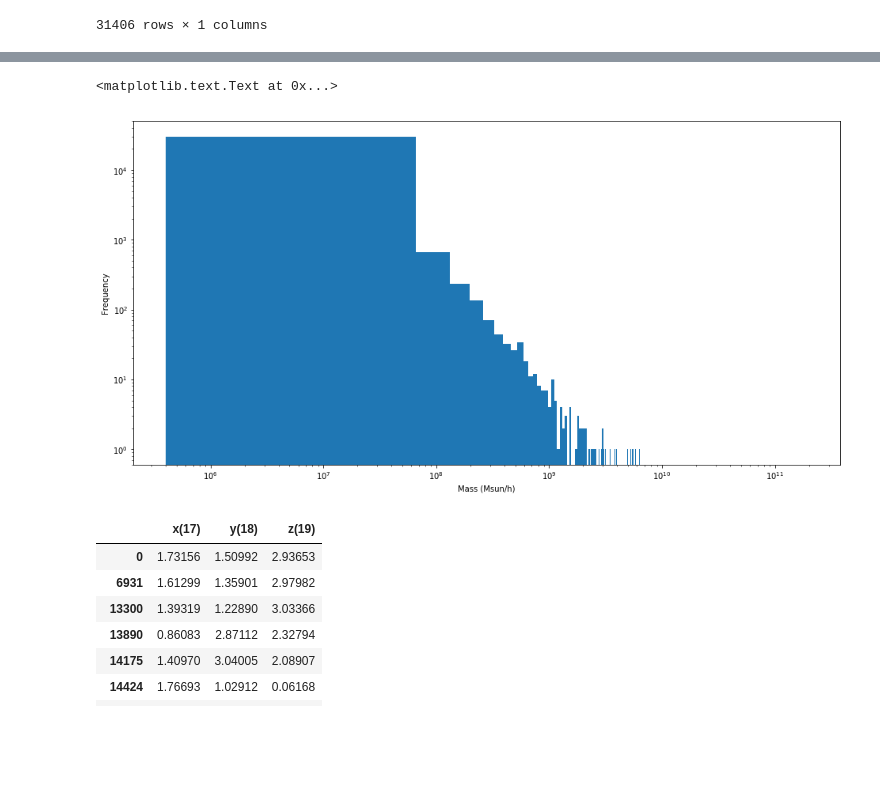
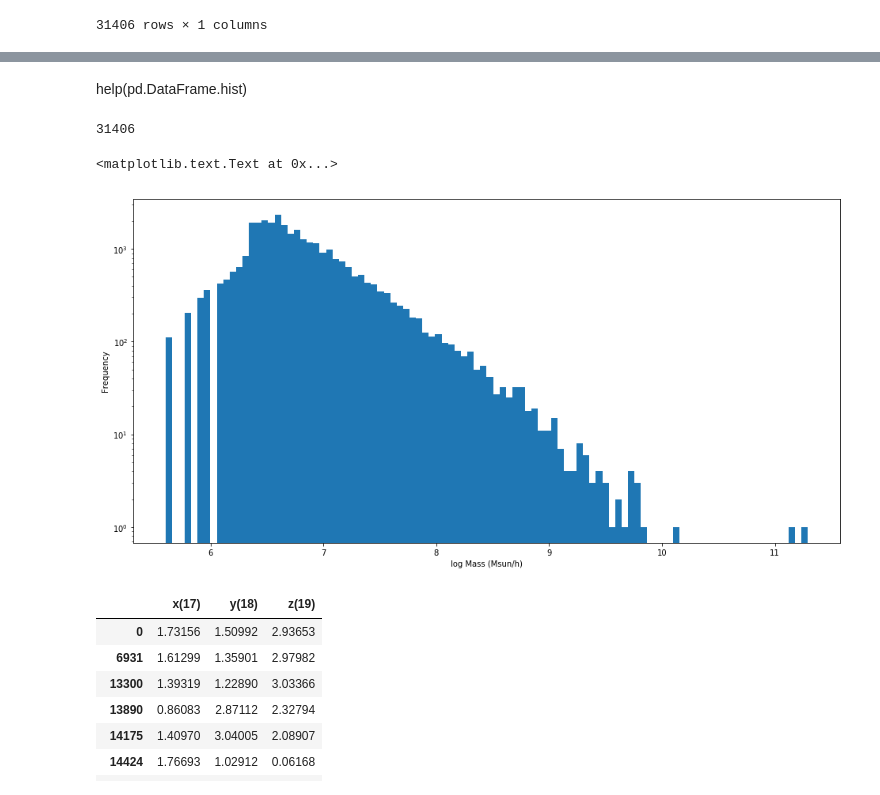
Before and after one commit to jortiz630/Dark-Matter-Tree-Data, a Jupyter notebook: DMDataAnalysis_py2.ipynb, the cells around one changed output, grey strips where cells are left out. Cells and saved outputs as stored; diff of their text form; code cells hidden in the pictures; blank space fills up the shorter version.

Commit message:
Finished fixing histogram & started working on flux functions.

```diff
--- a/DMDataAnalysis_py2.ipynb
+++ b/DMDataAnalysis_py2.ipynb
@@ -111,9 +94,17 @@ hist_frame(data, column=None, by=None, grid=True, xlabelsize=None, xrot=None, yl
+# %% [markdown]
+help(pd.DataFrame.hist)
+# %%
+mass = np.log10(halosAtScale0_2['mvir(10)'])
+# %%
+len(mass)
+# %% [output]
+31406
 # %%
-massPlot = mass.plot.hist(loglog=True, bins = 3000, figsize = (16,8))
-massPlot.set_xlabel("Mass (Msun/h)") # Histogram of DM halo mass.
+massPlot = mass.plot.hist(bins = 100, figsize = (16,8), logy = True, histtype = 'bar')
+massPlot.set_xlabel("log Mass (Msun/h)") # Histogram of DM halo mass.
 # %% [output]
 <matplotlib.text.Text at 0x...>
-[figure, old version]
+[figure, new version]
 # %%
 halosPosAtScale0_2 = halosAtScale0_2.iloc[:,17:20]
 halosPosAtScale0_2 # DataFrame of DM halos and only their position (x,y,z) at scale factor of 0.2.
```
Also changed, not shown: parts of 9 cells of this notebook.
